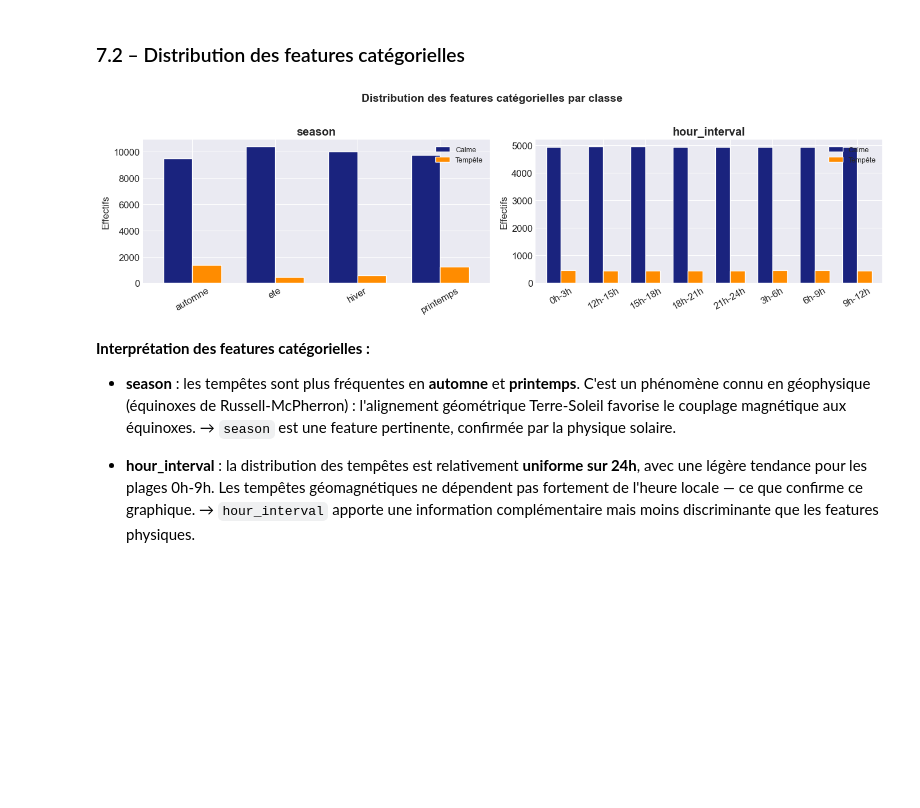
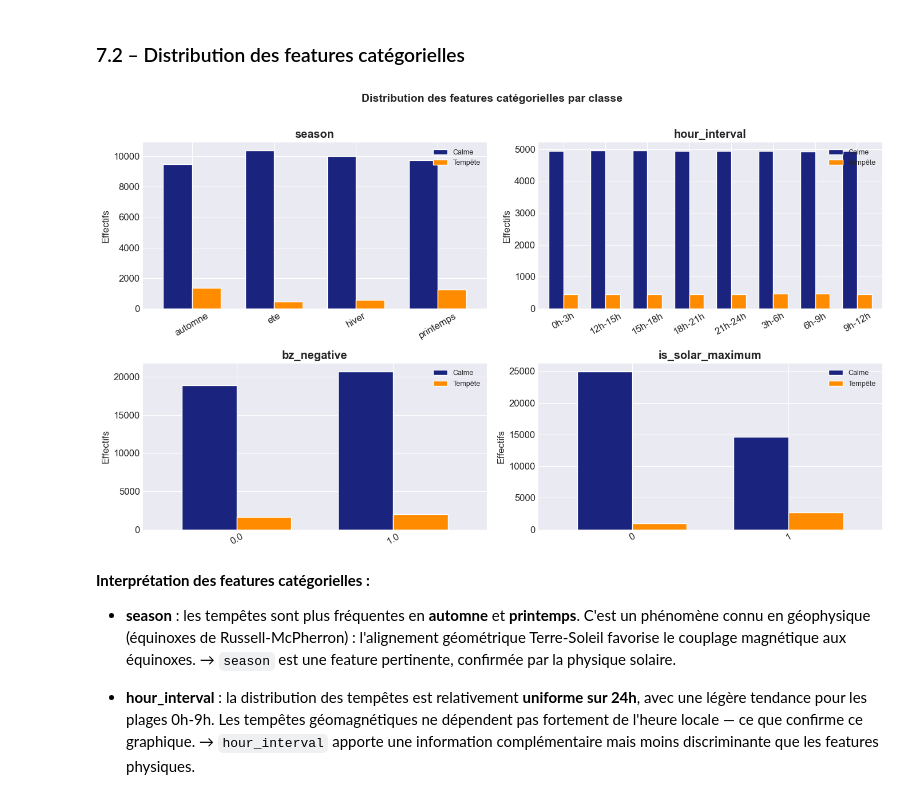
Before and after one commit to douae-rohand/PROJET_AURORAS, a Jupyter notebook: notebooks/01_discovery.ipynb, the cells around one changed output. Cells and saved outputs as stored; diff of their text form; code cells hidden in the pictures; blank space fills up the shorter version.

```diff
--- a/notebooks/01_discovery.ipynb
+++ b/notebooks/01_discovery.ipynb
@@ -174,11 +174,16 @@ Liste des features : ['timestamp', 'solar_wind_speed', 'solar_wind_density', 'bz
 # %% [markdown]
 ### 5.3 – Contrainte 3 : Mix de variables numériques et catégorielles
 # %%
-numeriques   = df[features].select_dtypes(include=['number']).columns.tolist()
-categorielles = df[features].select_dtypes(include=['object', 'category', 'bool']).columns.tolist()
+# On sépare les variables. Les variables binaires (0/1) sont traitées comme catégorielles.
+numeriques_raw = df[features].select_dtypes(include=['number']).columns.tolist()
+categorielles_raw = df[features].select_dtypes(include=['object', 'category', 'bool']).columns.tolist()
+
+binaires = [col for col in numeriques_raw if df[col].nunique() <= 2]
+numeriques = [col for col in numeriques_raw if col not in binaires]
+categorielles = categorielles_raw + binaires
 
 print(f'Variables numériques  ({len(numeriques)}) : {numeriques}')
-print(f'Variables catégorielles ({len(categorielles)}) : {categorielles}')
+print(f'Variables catégorielles ({len(categorielles)}) : {categorielles} (dont binaires : {binaires})')
 
 statut = ' VALIDÉE' if (len(numeriques) > 0 and len(categorielles) > 0) else ' NON VALIDÉE'
 print(f'\nContrainte 3 — Mix num./cat. → {statut}')
@@ -307,35 +312,38 @@ if numeriques:
 ### 7.2 – Distribution des features catégorielles
 # %%
 if categorielles:
-    # Filtre de sécurité pour éviter de bloquer sur 'timestamp'
+    # Filtre de sécurité : on affiche les cat. textuelles à faible cardinalité + les binaires
+    # On exclut le timestamp qui a 43k valeurs
     cat_to_plot = [col for col in categorielles if df[col].nunique() <= 20]
 
     n_cols = 2
     n_rows_plot = (len(cat_to_plot) + n_cols - 1) // n_cols
     fig, axes = plt.subplots(n_rows_plot, n_cols, figsize=(14, 4 * n_rows_plot))
     axes = np.array(axes).flatten()
 
     for i, col in enumerate(cat_to_plot):
         ct = pd.crosstab(df[col], df[TARGET])
+        # Tri pour s'assurer que 0 et 1 soient dans l'ordre pour les binaires
+        ct = ct.sort_index()
         ct.columns = ['Calme', 'Tempête']
         ct.plot(kind='bar', ax=axes[i], color=[COLOR_CALM, COLOR_STORM],
                 edgecolor='white', width=0.7)
         axes[i].set_title(col, fontweight='bold')
         axes[i].set_xlabel('')
         axes[i].set_ylabel('Effectifs')
         axes[i].tick_params(axis='x', rotation=30)
         axes[i].legend(fontsize=9)
 
     for j in range(i + 1, len(axes)):
         axes[j].set_visible(False)
 
     plt.suptitle('Distribution des features catégorielles par classe', fontsize=14, fontweight='bold', y=1.01)
     plt.tight_layout()
     plt.show()
 else:
     print('Aucune feature catégorielle détectée.')
 # %% [output]
-[figure, old version]
+[figure, new version]
 # %% [markdown]
 **Interprétation des features catégorielles :**
 
```
Also changed, not shown: parts of 3 cells of this notebook, 1 other file.
